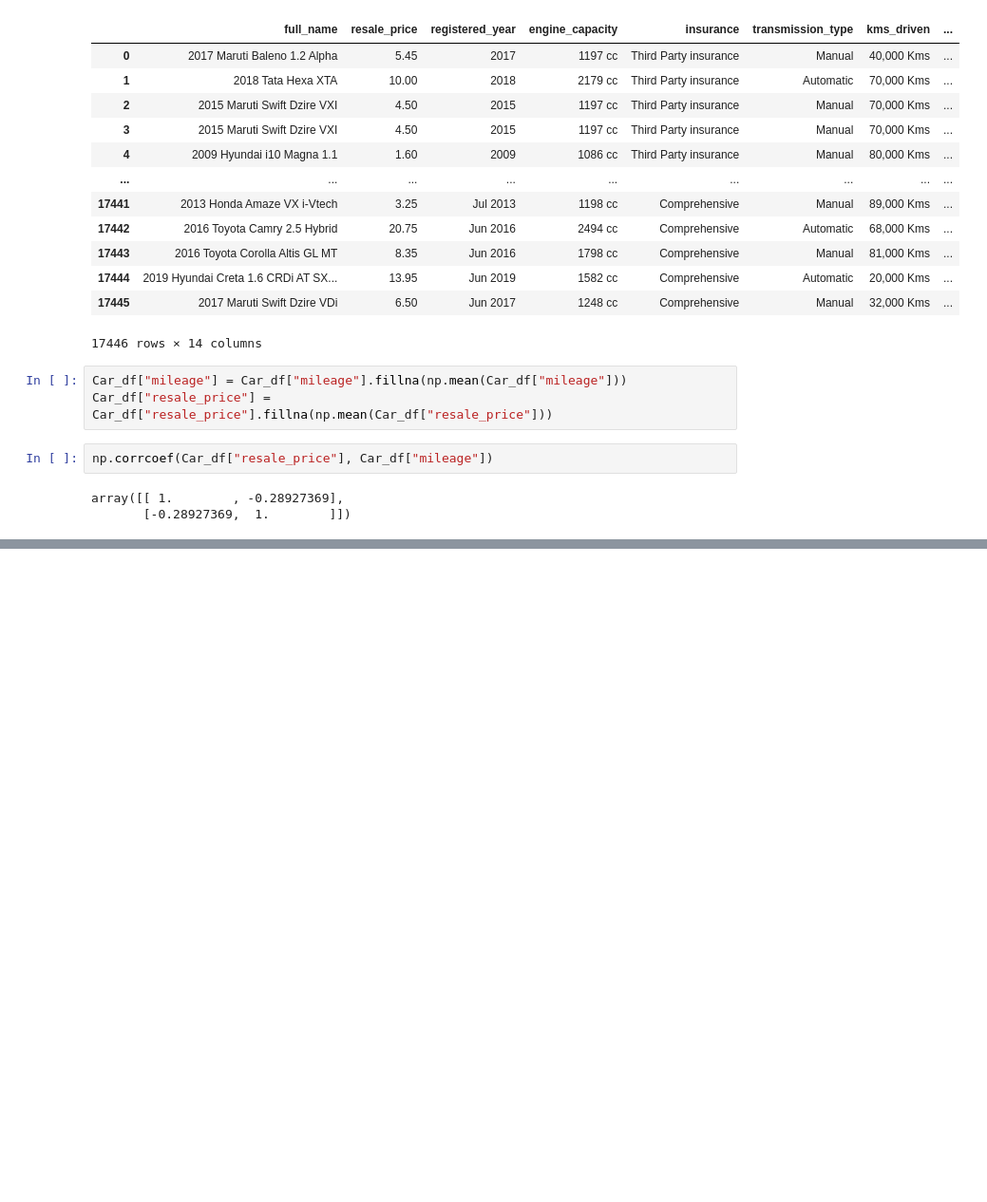
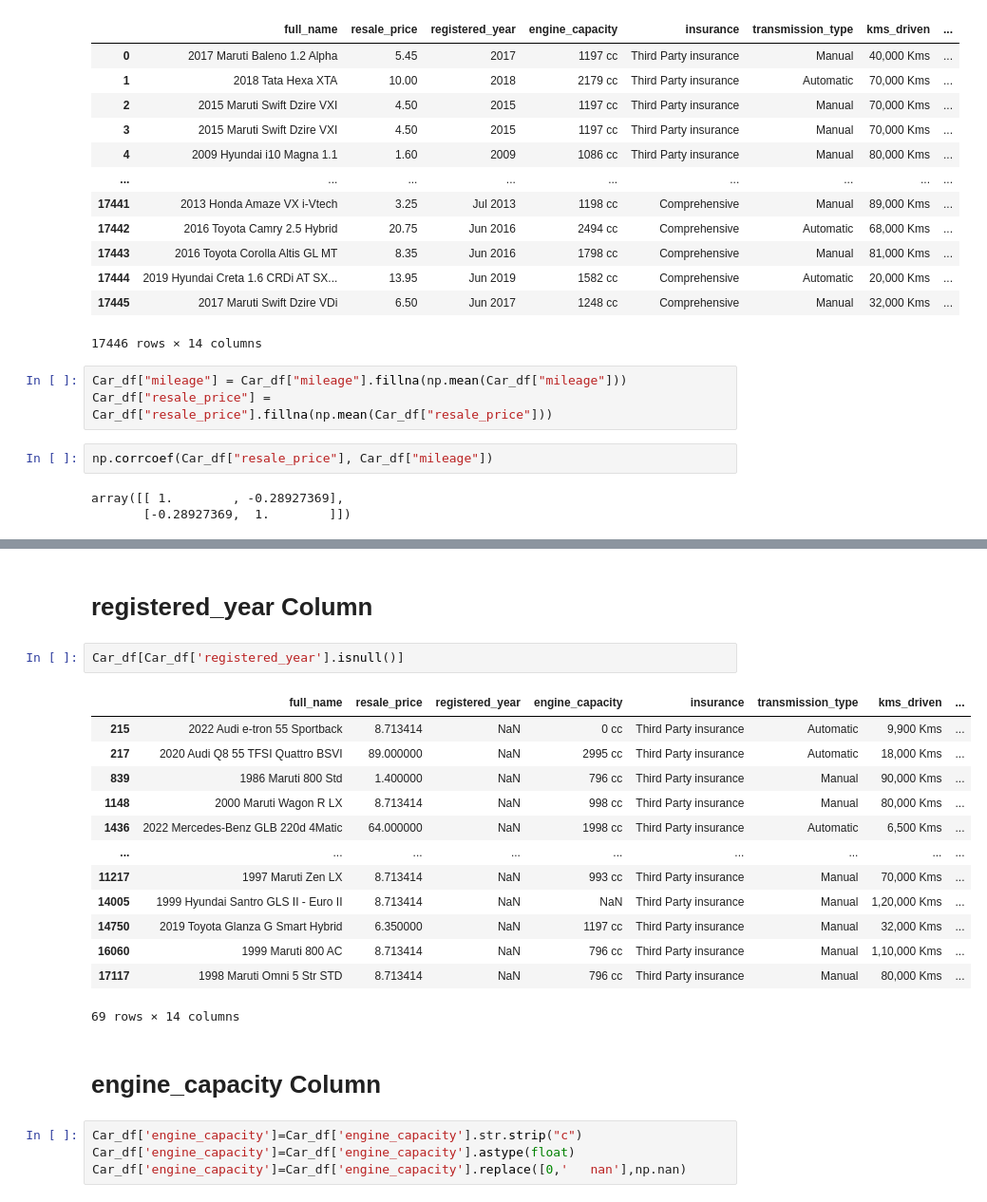
Before and after one commit to NitoBoritto/Car_Sales_Regression_Analysis, a Jupyter notebook: Car_Sales_Regression.ipynb, the cells around one changed output, grey strips where cells are left out. Shown: that part at 95% size. Cells and saved outputs as stored; diff of their text form; blank space fills up the shorter version.

```diff
--- a/Car_Sales_Regression.ipynb
+++ b/Car_Sales_Regression.ipynb
@@ -66,0 +129,24 @@ array([[ 1.        , -0.28927369],
+# %% [markdown]
+# registered_year Column
+# %%
+Car_df[Car_df['registered_year'].isnull()]
+# %% [output]
+|  | full_name | resale_price | registered_year | engine_capacity | insurance | transmission_type | kms_driven | ... |
+| 215 | 2022 Audi e-tron 55 Sportback | 8.713414 | NaN | 0 cc | Third Party insurance | Automatic | 9,900 Kms | ... |
+| 217 | 2020 Audi Q8 55 TFSI Quattro BSVI | 89.000000 | NaN | 2995 cc | Third Party insurance | Automatic | 18,000 Kms | ... |
+| 839 | 1986 Maruti 800 Std | 1.400000 | NaN | 796 cc | Third Party insurance | Manual | 90,000 Kms | ... |
+| 1148 | 2000 Maruti Wagon R LX | 8.713414 | NaN | 998 cc | Third Party insurance | Manual | 80,000 Kms | ... |
+| 1436 | 2022 Mercedes-Benz GLB 220d 4Matic | 64.000000 | NaN | 1998 cc | Third Party insurance | Automatic | 6,500 Kms | ... |
+| ... | ... | ... | ... | ... | ... | ... | ... | ... |
+| 11217 | 1997 Maruti Zen LX | 8.713414 | NaN | 993 cc | Third Party insurance | Manual | 70,000 Kms | ... |
+| 14005 | 1999 Hyundai Santro GLS II - Euro II | 8.713414 | NaN | NaN | Third Party insurance | Manual | 1,20,000 Kms | ... |
+| 14750 | 2019 Toyota Glanza G Smart Hybrid | 6.350000 | NaN | 1197 cc | Third Party insurance | Manual | 32,000 Kms | ... |
+| 16060 | 1999 Maruti 800 AC | 8.713414 | NaN | 796 cc | Third Party insurance | Manual | 1,10,000 Kms | ... |
+| 17117 | 1998 Maruti Omni 5 Str STD | 8.713414 | NaN | 796 cc | Third Party insurance | Manual | 80,000 Kms | ... |
+69 rows × 14 columns
+# %% [markdown]
+# engine_capacity Column
+# %%
+Car_df['engine_capacity']=Car_df['engine_capacity'].str.strip("c")
+Car_df['engine_capacity']=Car_df['engine_capacity'].astype(float)
+Car_df['engine_capacity']=Car_df['engine_capacity'].replace([0,'   nan'],np.nan)
```
Also changed, not shown: parts of 12 cells of this notebook.
